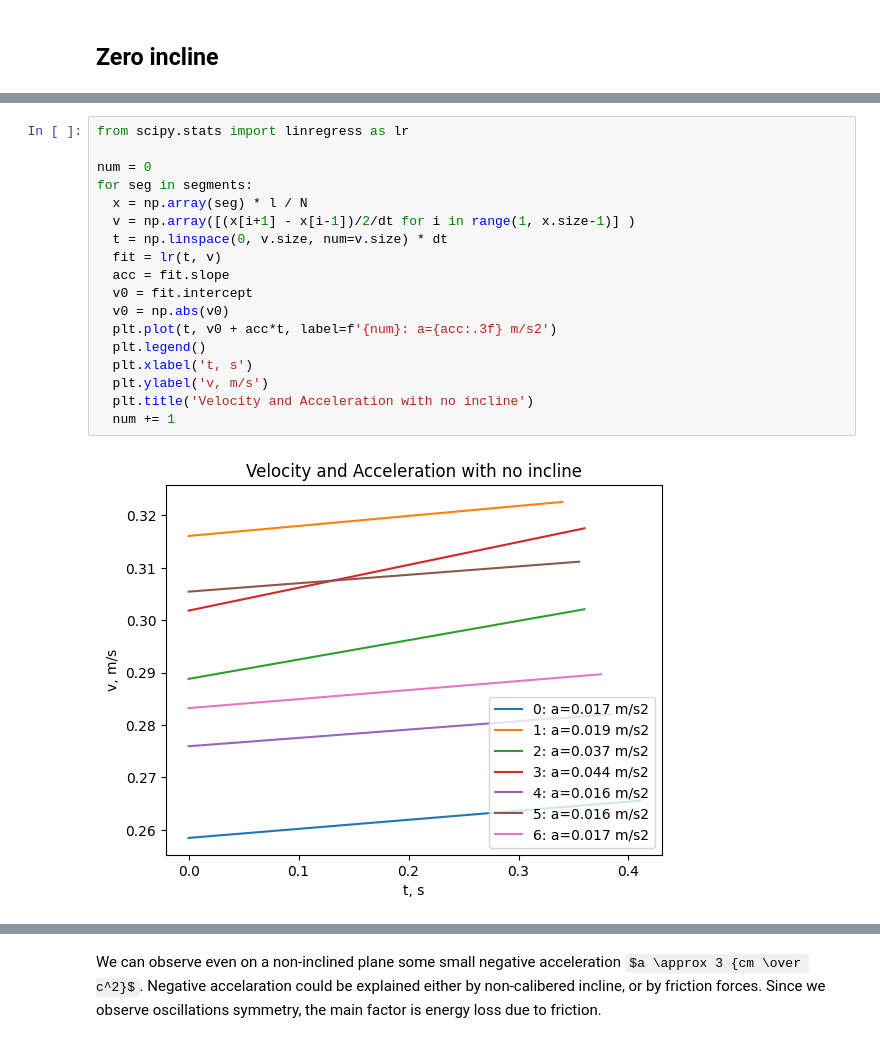
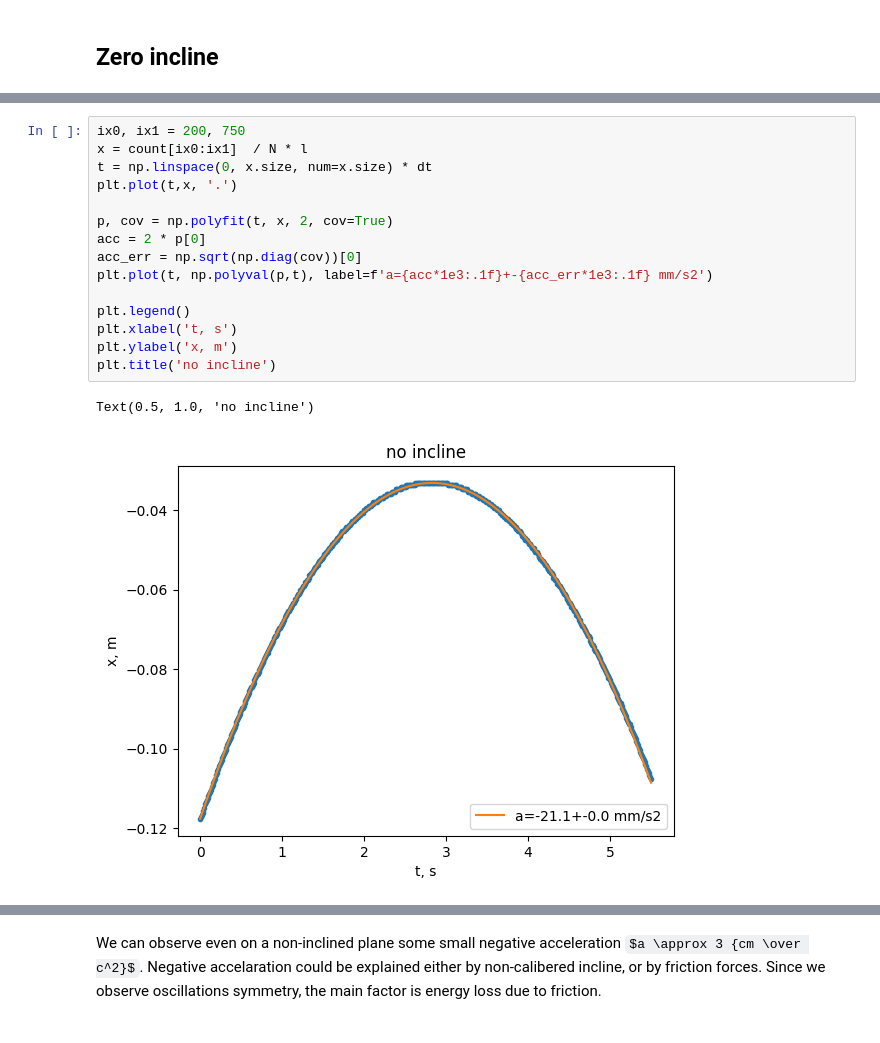
Before and after one commit to evgeny-kolonsky/Lab1h, a Jupyter notebook: Lab1_cart_speed.ipynb, the cells around one changed output, grey strips where cells are left out. Saved outputs shown, nothing was run; the diff lists cells and outputs as text; some formulas as TeX source.

```diff
--- a/Lab1_cart_speed.ipynb
+++ b/Lab1_cart_speed.ipynb
@@ -311,20 +267,18 @@ for segment in segments:
-# %%
-from scipy.stats import linregress as lr
-
-num = 0
-for seg in segments:
-  x = np.array(seg) * l / N
-  v = np.array([(x[i+1] - x[i-1])/2/dt for i in range(1, x.size-1)] )
-  t = np.linspace(0, v.size, num=v.size) * dt
-  fit = lr(t, v)
-  acc = fit.slope
-  v0 = fit.intercept
-  v0 = np.abs(v0)
-  plt.plot(t, v0 + acc*t, label=f'{num}: a={acc:.3f} m/s2')
-  plt.legend()
-  plt.xlabel('t, s')
-  plt.ylabel('v, m/s')
-  plt.title('Velocity and Acceleration with no incline')
-  num += 1
-# %% [output]
-[figure, removed]
+# %%
+ix0, ix1 = 200, 750
+x = count[ix0:ix1]  / N * l
+t = np.linspace(0, x.size, num=x.size) * dt
+plt.plot(t,x, '.')
+
+p, cov = np.polyfit(t, x, 2, cov=True)
+acc = 2 * p[0]
+acc_err = np.sqrt(np.diag(cov))[0]
+plt.plot(t, np.polyval(p,t), label=f'a={acc*1e3:.1f}+-{acc_err*1e3:.1f} mm/s2')
+
+plt.legend()
+plt.xlabel('t, s')
+plt.ylabel('x, m')
+plt.title('no incline')
+# %% [output]
+Text(0.5, 1.0, 'no incline')
+[figure, added]
```
Also changed, not shown: parts of 11 cells of this notebook.
